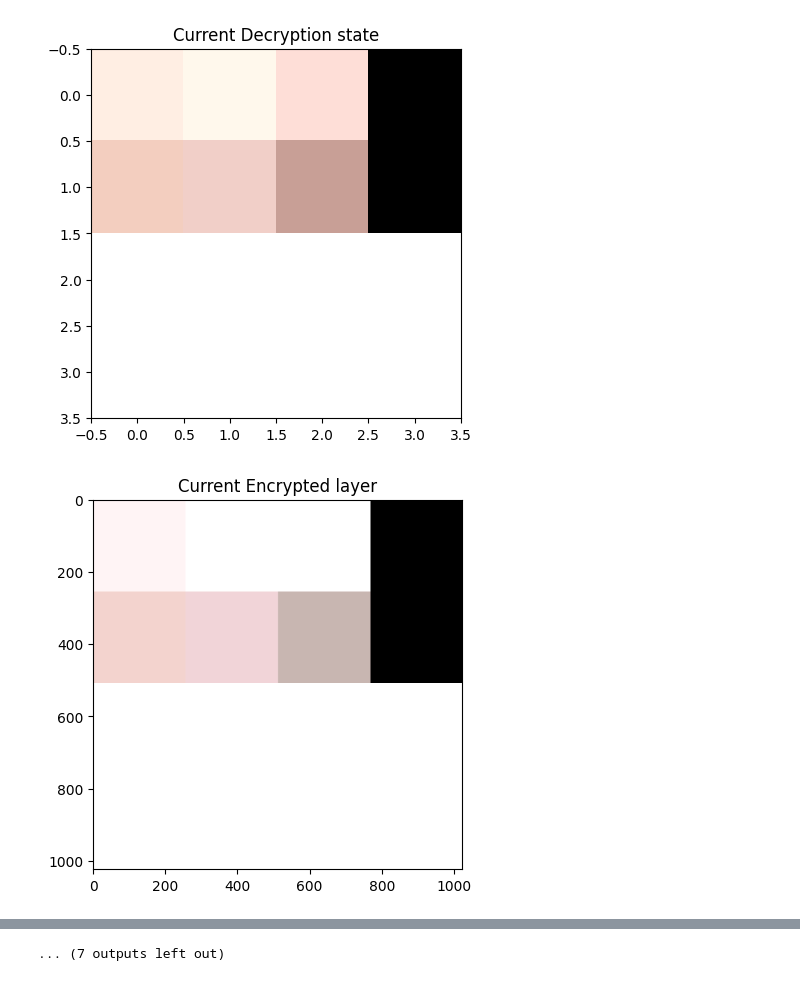
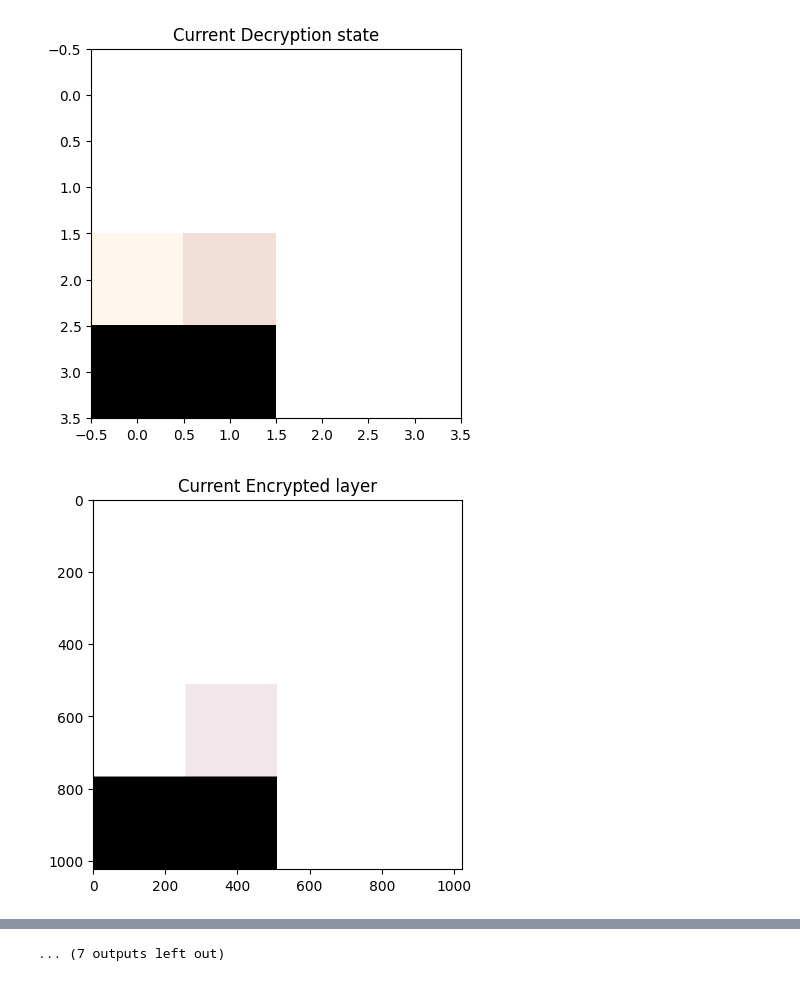
Before and after one commit to EfficiencySimplicity/ScraperScatter, a Jupyter notebook: python demo/ScraperScatterV5.ipynb, the cells around one changed output, grey strips where cells are left out. Drawn from its saved outputs; the diff is of its cells as text; code cells hidden in the pictures.

Commit message:
fixed display mode multiply in html demo

```diff
--- a/python demo/ScraperScatterV5.ipynb
+++ b/python demo/ScraperScatterV5.ipynb
@@ -272,13 +273,13 @@ def generate_component_images(image, starting_depth=1, method='normal', display_
 # %%
 # Current available methods:
 # normal < not that good scattering
 # multiply < best so far
 
 # run code, appreciate images below, and then
 # open index.html from the correctly named folder
 # in your browser to see results.
 
-generate_component_images(images[0], 1, method = 'multiply')
+generate_component_images(images[-3], 1, method = 'multiply')
 # %% [output]
-[figure, old version]
+[figure, new version]
-[figure, old version]
+[figure, new version]
```
Also changed, not shown: parts of 2 cells of this notebook, 12 other files.
